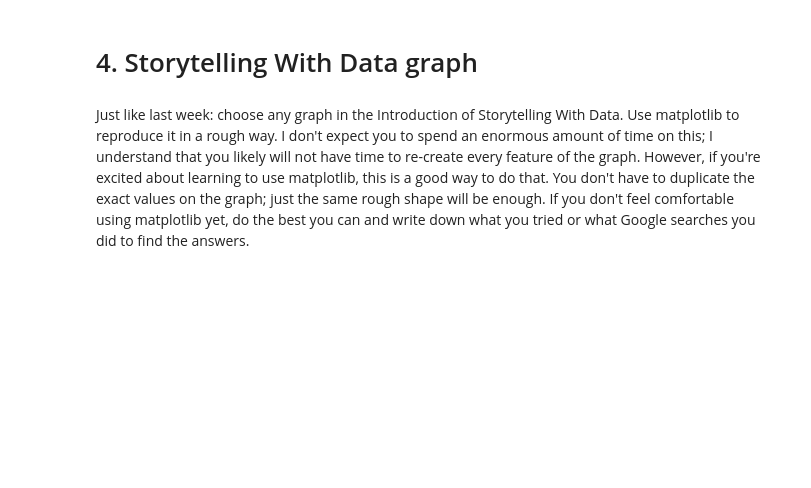
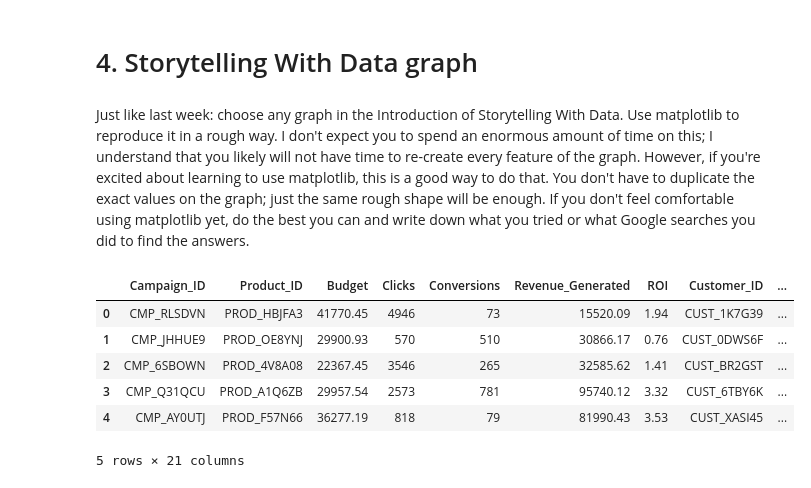
Before and after one commit to chenmichael2/Module-B-semester-2, a Jupyter notebook: OMDS-ModB2-Week2-Chen-Michael.ipynb, the cells around one changed output. Cells and saved outputs as stored; diff of their text form; code cells hidden in the pictures; blank space fills up the shorter version.

```diff
--- a/OMDS-ModB2-Week2-Chen-Michael.ipynb
+++ b/OMDS-ModB2-Week2-Chen-Michael.ipynb
@@ -82,0 +206,4 @@ This week, you will do the same types of exercises as last week, but you should
+# %%
+one_hot = pd.get_dummies(df["Common_Keywords"])
+one_hot[["Affordable", "Durable", "Innovative", "Stylish"]] = one_hot[["Affordable", "Durable", "Innovative", "Stylish"]].astype(int)
+df2 = df.join(one_hot)
@@ -84,3 +223,14 @@ This week, you will do the same types of exercises as last week, but you should
 # 4. Storytelling With Data graph
 # %% [markdown]
 Just like last week: choose any graph in the Introduction of Storytelling With Data. Use matplotlib to reproduce it in a rough way. I don't expect you to spend an enormous amount of time on this; I understand that you likely will not have time to re-create every feature of the graph. However, if you're excited about learning to use matplotlib, this is a good way to do that. You don't have to duplicate the exact values on the graph; just the same rough shape will be enough.  If you don't feel comfortable using matplotlib yet, do the best you can and write down what you tried or what Google searches you did to find the answers.
+# %%
+import matplotlib.pyplot as plt
+df2.head()
+# %% [output]
+|  | Campaign_ID | Product_ID | Budget | Clicks | Conversions | Revenue_Generated | ROI | Customer_ID | ... |
+| 0 | CMP_RLSDVN | PROD_HBJFA3 | 41770.45 | 4946 | 73 | 15520.09 | 1.94 | CUST_1K7G39 | ... |
+| 1 | CMP_JHHUE9 | PROD_OE8YNJ | 29900.93 | 570 | 510 | 30866.17 | 0.76 | CUST_0DWS6F | ... |
+| 2 | CMP_6SBOWN | PROD_4V8A08 | 22367.45 | 3546 | 265 | 32585.62 | 1.41 | CUST_BR2GST | ... |
+| 3 | CMP_Q31QCU | PROD_A1Q6ZB | 29957.54 | 2573 | 781 | 95740.12 | 3.32 | CUST_6TBY6K | ... |
+| 4 | CMP_AY0UTJ | PROD_F57N66 | 36277.19 | 818 | 79 | 81990.43 | 3.53 | CUST_XASI45 | ... |
+5 rows × 21 columns
```
Also changed, not shown: parts of 15 cells of this notebook, 1 other file.
